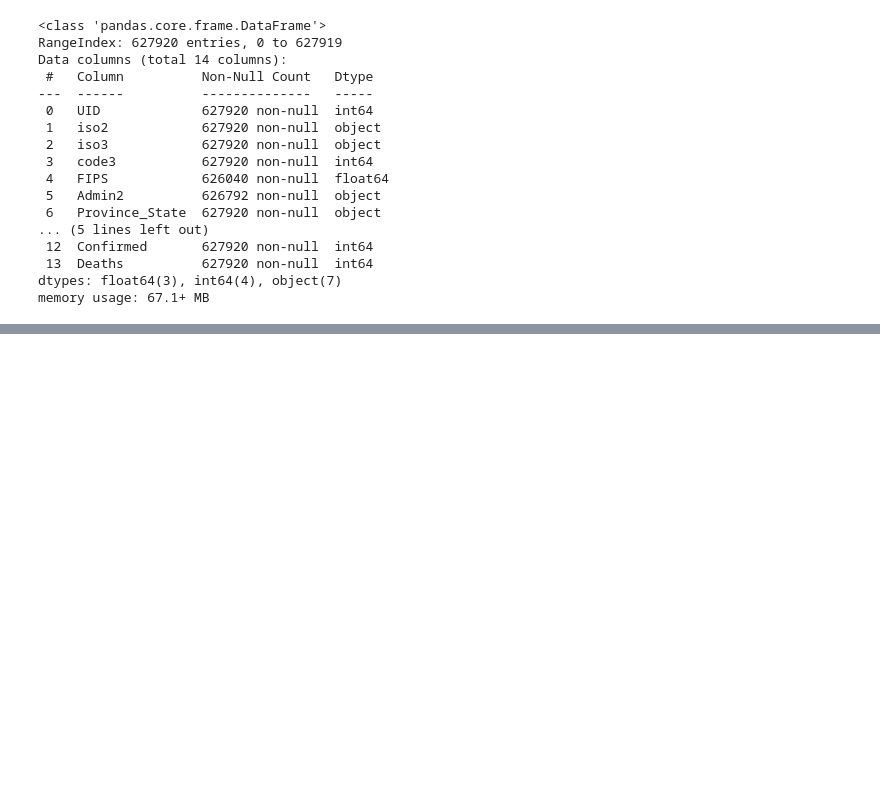
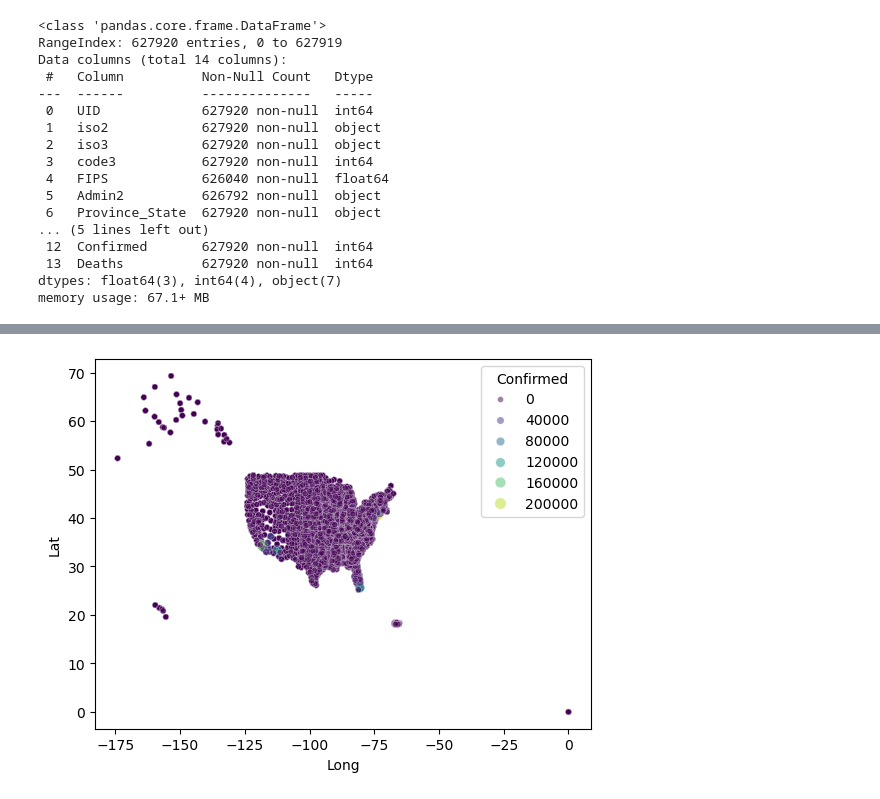
Before and after one commit to 27Swa/HackerRank-python-problems, a Jupyter notebook: Data preprocessing and visualization/covid-19-analysis-and-visualization.ipynb, the cells around one changed output, grey strips where cells are left out. Cells and saved outputs as stored; diff of their text form; code cells hidden in the pictures; blank space fills up the shorter version.

```diff
--- a/Data preprocessing and visualization/covid-19-analysis-and-visualization.ipynb
+++ b/Data preprocessing and visualization/covid-19-analysis-and-visualization.ipynb
@@ -918,0 +1059,13 @@ memory usage: 67.1+ MB
+# %%
+sns.scatterplot(
+    data = drop_na_df,
+    x = "Long",
+    y = "Lat",
+    size = "Confirmed",
+    hue = "Confirmed",
+    palette="viridis",
+    alpha=0.5,
+)
+plt.show()
+# %% [output]
+[figure, added]
```
Also changed, not shown: parts of 57 cells of this notebook.
